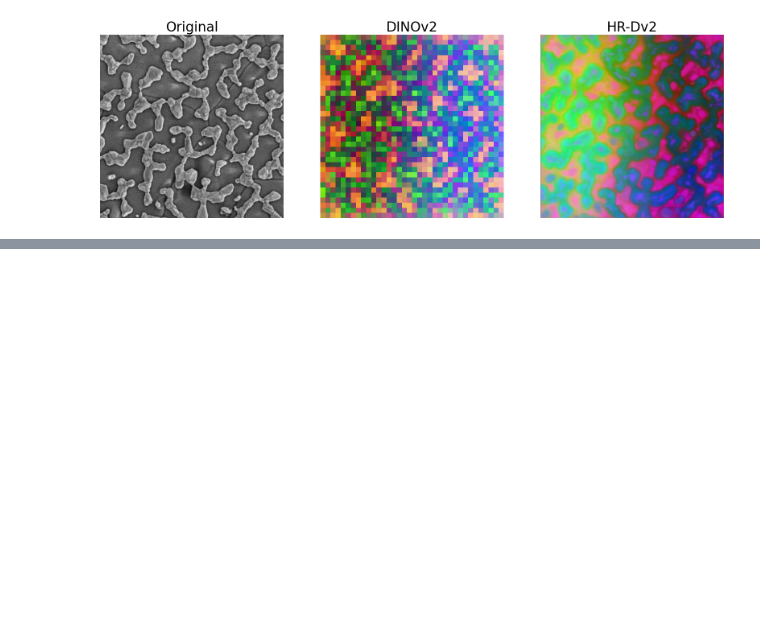
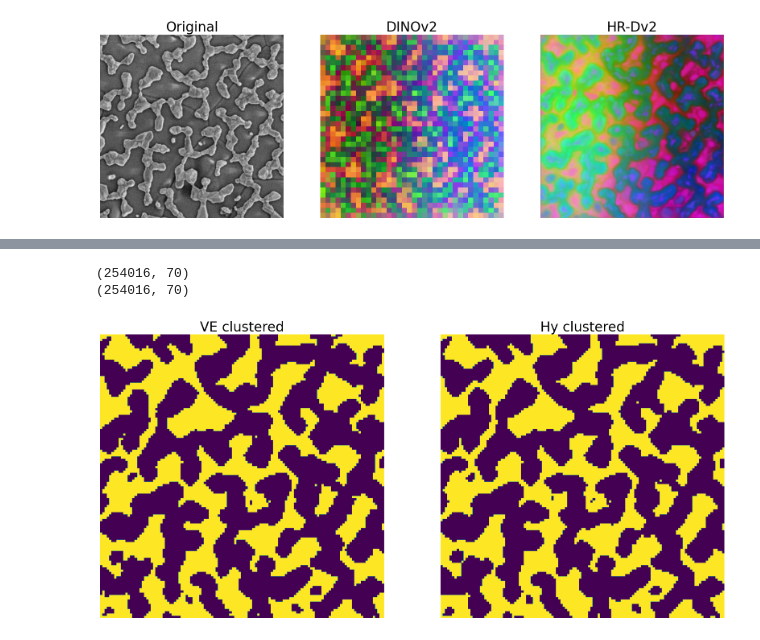
Before and after one commit to tldr-group/HR-Dv2, a Jupyter notebook: notebooks/microstructure.ipynb, the cells around one changed output, grey strips where cells are left out. Cells and saved outputs as stored; diff of their text form; code cells hidden in the pictures; blank space fills up the shorter version.

```diff
--- a/notebooks/microstructure.ipynb
+++ b/notebooks/microstructure.ipynb
@@ -80,6 +80,3 @@ for arr, shapes in zip(features, [(H // 14, W // 14, 3), (H, W, 3)]): # was (H,
     i += 1
 # %% [output]
 [figure]
-# %%
-reduced_dim_pca = do_single_pca(feat_arr_hr, 70)
-reduced_dim_pca = normalise_pca(reduced_dim_pca)
@@ -141,0 +129,20 @@ for arr, shapes in zip(features, [(H, W, 3), (H, W, 3)]): # was (H, W, 3)
+# %%
+fig, axs = plt.subplots(ncols=2, nrows=1)
+fig.set_size_inches(20, 12)
+
+fixed_titles = ["VE clustered", "Hy clustered"]
+for i, arr in enumerate([feat_arr_ve, feat_arr_fixed]):
+    reduced_dim_pca = do_single_pca(arr, 70)
+    reduced_dim_pca = normalise_pca(reduced_dim_pca)
+
+    clusters = KMeans(n_clusters=2, random_state=0, n_init="auto").fit_predict(reduced_dim_pca)
+    print(reduced_dim_pca.shape)
+
+    ax = axs[i]
+    ax.imshow( (clusters.reshape(H, W, 1)))
+    ax.set_title(fixed_titles[i], fontsize=24)
+    ax.set_axis_off()
+# %% [output]
+(254016, 70)
+(254016, 70)
+[figure, added]
```
Also changed, not shown: parts of 3 cells of this notebook, 2 other files.
